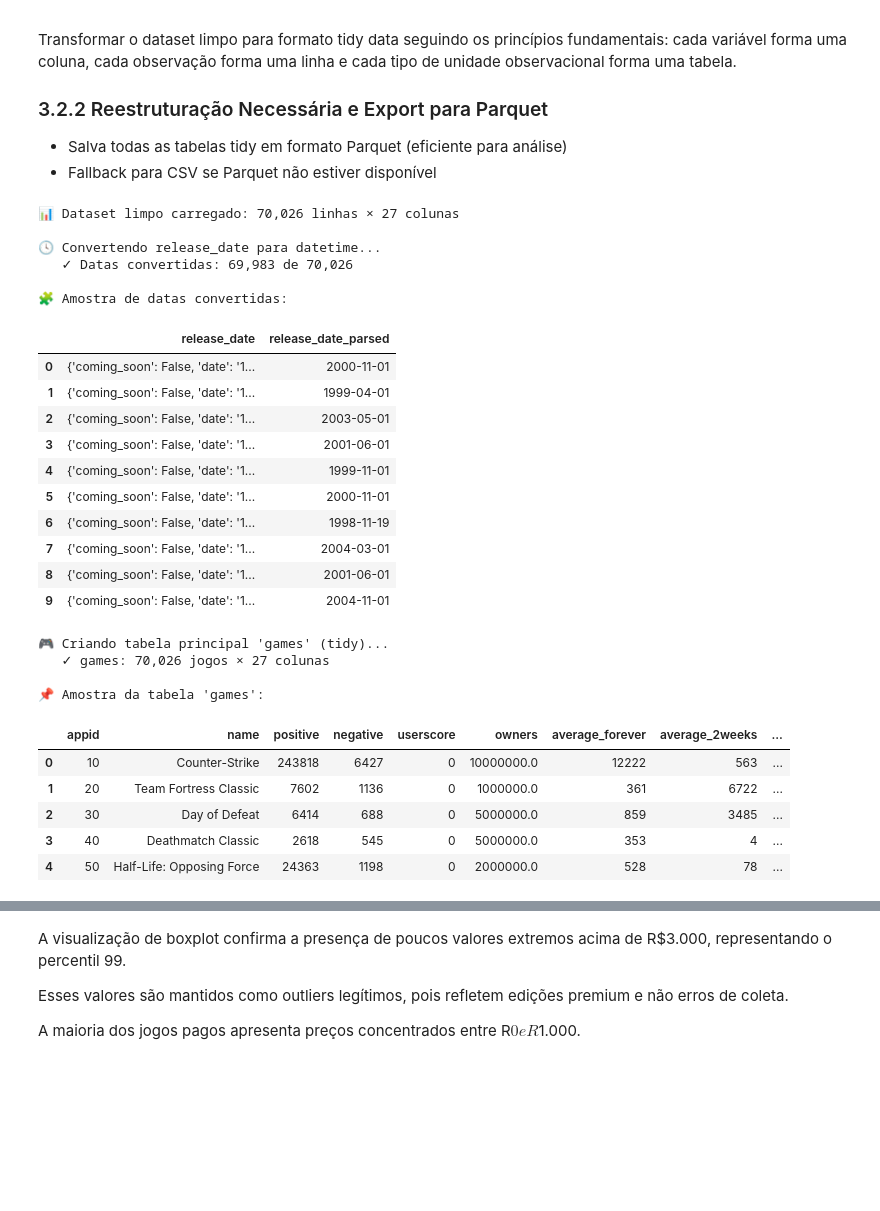
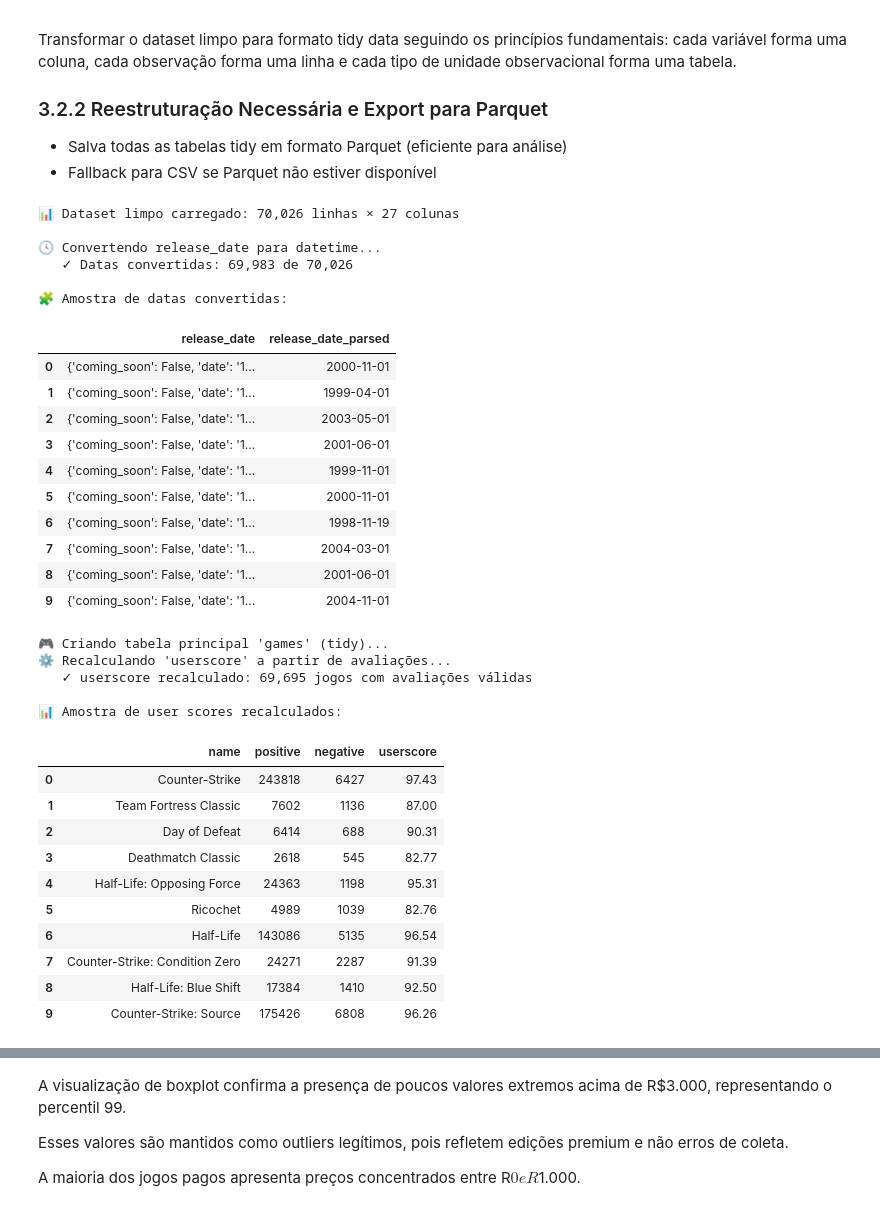
Before and after one commit to cracogabriel/data-science, a Jupyter notebook: main.ipynb, the cells around one changed output, grey strips where cells are left out. Saved outputs shown, nothing was run; the diff lists cells and outputs as text; code cells hidden in the pictures; blank space fills up the shorter version.

Commit message:
Refactor 'games' data processing: recalculate 'userscore', update output samples, and enhance SQL queries for better insights on developers' performance.

```diff
--- a/main.ipynb
+++ b/main.ipynb
@@ -586,8 +586,11 @@ import re
 import json
 import pandas as pd
 from dateutil import parser as dparser
+import os
 
+# ---------------------------------------------------------------------
 # 1️⃣ Carregar dataset limpo
+# ---------------------------------------------------------------------
 clean_path = "data/merged_data_clean_brl.csv"
 df = pd.read_csv(clean_path, low_memory=False)
 print(f"📊 Dataset limpo carregado: {len(df):,} linhas × {df.shape[1]} colunas\n")
@@ -595,14 +598,13 @@ print(f"📊 Dataset limpo carregado: {len(df):,} linhas × {df.shape[1]} coluna
 # ---------------------------------------------------------------------
 # 2️⃣ PARSE DA COLUNA release_date
 # ---------------------------------------------------------------------
-
 def parse_release_date(val):
-    """Extrai e converte uma data de strings variadas (incluindo JSON-like)."""
+    """Extrai e converte datas de strings variadas (incluindo JSON-like)."""
     if not isinstance(val, str) or not val.strip():
         return pd.NaT
     s = val.strip()
 
-    # JSON-like com 'date'
+    # JSON-like com campo 'date'
     if "date" in s and "{" in s:
         try:
             fixed = s.replace("'", '"')
@@ -612,7 +614,7 @@ def parse_release_date(val):
         except Exception:
             pass
 
-    # Tenta reconhecer formatos comuns
+    # Padrões comuns
     patterns = [
         r"(\d{1,2}\s+[A-Za-z]{3,9},?\s*\d{4})",
         r"([A-Za-z]{3,9}\s+\d{1,2},?\s*\d{4})",
@@ -638,14 +640,12 @@ df["release_date_parsed"] = df["release_date"].apply(parse_release_date)
 ok = df["release_date_parsed"].notna().sum()
 print(f"   ✓ Datas convertidas: {ok:,} de {len(df):,}\n")
 
-# 👉 Amostra das conversões
 print("🧩 Amostra de datas convertidas:")
 display(df[["release_date", "release_date_parsed"]].head(10))
 
 # ---------------------------------------------------------------------
 # 3️⃣ Helpers para normalização
 # ---------------------------------------------------------------------
-
 DELIMS = r"[;,|/]"  # delimitadores comuns
 
 def _clean_token(x: str) -> str:
@@ -661,14 +661,10 @@ def split_multi(val):
     if s.lower() in ("desconhecido", "none", "null", "", "nan"):
         return []
 
-    # lista de dicionários (ex: "[{'id': '1', 'description': 'action'}]")
+    # lista de dicionários
     if s.startswith("[{") and s.endswith("}]"):
         try:
-            fixed = (
-                s.replace("'", '"')
-                 .replace("False", "false")
-                 .replace("True", "true")
-            )
+            fixed = s.replace("'", '"').replace("False", "false").replace("True", "true")
             data = json.loads(fixed)
             if isinstance(data, list):
                 tokens = []
@@ -685,7 +681,7 @@ def split_multi(val):
         except Exception:
             pass
 
-    # dicionário simples (ex: "{'windows': True}")
+    # dicionário simples
     if s.startswith("{") and s.endswith("}"):
         try:
             fixed = s.replace("'", '"').replace("False", "false").replace("True", "true")
@@ -703,13 +699,13 @@ def split_multi(val):
 # ---------------------------------------------------------------------
 # 4️⃣ TABELA PRINCIPAL (tidy)
 # ---------------------------------------------------------------------
+print("🎮 Criando tabela principal 'games' (tidy)...")
 
-print("🎮 Criando tabela principal 'games' (tidy)...")
 scalar_cols_pref = [
-    "appid","name","positive","negative","userscore","owners",
+    "appid","name","positive","negative","owners",
     "average_forever","average_2weeks","median_forever","price",
     "initialprice","ccu","is_free","developers","publishers",
-    "price_overview","platforms","metacritic","categories","genres",
+    "price_overview","platforms","categories","genres",
     "release_date_parsed","price_final_json","price_initial_json",
     "price_final","price_initial","currency","price_brl"
 ]
@@ -722,21 +718,33 @@ if "appid" in games.columns:
     games = games.drop_duplicates(subset=["appid"], keep="first")
     games["appid"] = pd.to_numeric(games["appid"], errors="coerce").astype("Int64")
 
-# tipos numéricos
-for num_col in ["userscore", "metacritic", "price", "initialprice", "price_final", "price_brl", "ccu", "owners"]:
+# garantir tipos numéricos
+for num_col in ["positive", "negative", "price", "initialprice", "price_final", "price_brl", "ccu", "owners"]:
     if num_col in games.columns:
         games[num_col] = pd.to_numeric(games[num_col], errors="coerce")
 
+# ---------------------------------------------------------------------
+# 🧮 Corrigir user score
+# ---------------------------------------------------------------------
+print("⚙️ Recalculando 'userscore' a partir de avaliações...")
+mask = (games["positive"] + games["negative"]) > 0
+games.loc[mask, "userscore"] = games.loc[mask, "positive"] / (
+    games.loc[mask, "positive"] + games.loc[mask, "negative"]
+)
+games["userscore"] = (games["userscore"].clip(0, 1) * 100).round(2)  # 0–100 escala
+
+print(f"   ✓ userscore recalculado: {mask.sum():,} jogos com avaliações válidas\n")
+
+print("📊 Amostra de user scores recalculados:")
+display(games.loc[mask, ["name", "positive", "negative", "userscore"]].head(10))
+
 print(f"   ✓ games: {len(games):,} jogos × {games.shape[1]} colunas\n")
-
-# 👉 Amostra
 print("📌 Amostra da tabela 'games':")
 display(games.head(5))
 
 # ---------------------------------------------------------------------
 # 5️⃣ TABELAS NORMALIZADAS
 # ---------------------------------------------------------------------
-
 print("📋 Criando tabelas normalizadas (long format)...")
 
 multi_maps = {
@@ -763,7 +771,6 @@ for col, tbl_name in multi_maps.items():
     norm_tables[tbl_name] = tmp
     print(f"   ✓ {tbl_name}: {len(tmp):,} relações")
 
-# 👉 Amostras das tabelas normalizadas
 for tbl_name, tdf in norm_tables.items():
     print(f"\n📌 Amostra de '{tbl_name}':")
     display(tdf.head(5))
@@ -771,13 +778,11 @@ for tbl_name, tdf in norm_tables.items():
 # ---------------------------------------------------------------------
 # 6️⃣ EXPORTAR
 # ---------------------------------------------------------------------
+print("\n💾 Exportando tabelas em formato Parquet...")
+print("="*60)
 
-import os
 parquet_dir = "data/tidy"
 os.makedirs(parquet_dir, exist_ok=True)
-
-print("\n💾 Exportando tabelas em formato Parquet...")
-print("="*60)
 
 try:
     import pyarrow as pa
@@ -803,38 +808,44 @@ def save_table(df, name, description):
     print(f"✓ {description}")
     print(f"  → {path} ({size_mb:.2f} MB)")
 
 save_table(games, "games", f"Tabela principal 'games': {len(games):,} linhas")
 for tbl_name, tdf in norm_tables.items():
     save_table(tdf, tbl_name, f"Tabela '{tbl_name}': {len(tdf):,} linhas")
 
 print("\n" + "="*60)
 print("✅ EXPORT CONCLUÍDO COM SUCESSO!")
 print("="*60)
 # %% [output]
 📊 Dataset limpo carregado: 70,026 linhas × 27 colunas
 
 🕓 Convertendo release_date para datetime...
    ✓ Datas convertidas: 69,983 de 70,026
 
 🧩 Amostra de datas convertidas:
 |  | release_date | release_date_parsed |
 | 0 | {'coming_soon': False, 'date': '1... | 2000-11-01 |
 | 1 | {'coming_soon': False, 'date': '1... | 1999-04-01 |
 | 2 | {'coming_soon': False, 'date': '1... | 2003-05-01 |
 | 3 | {'coming_soon': False, 'date': '1... | 2001-06-01 |
 | 4 | {'coming_soon': False, 'date': '1... | 1999-11-01 |
 | 5 | {'coming_soon': False, 'date': '1... | 2000-11-01 |
 | 6 | {'coming_soon': False, 'date': '1... | 1998-11-19 |
 | 7 | {'coming_soon': False, 'date': '1... | 2004-03-01 |
 | 8 | {'coming_soon': False, 'date': '1... | 2001-06-01 |
 | 9 | {'coming_soon': False, 'date': '1... | 2004-11-01 |
 🎮 Criando tabela principal 'games' (tidy)...
-   ✓ games: 70,026 jogos × 27 colunas
+⚙️ Recalculando 'userscore' a partir de avaliações...
+   ✓ userscore recalculado: 69,695 jogos com avaliações válidas
 
-📌 Amostra da tabela 'games':
+📊 Amostra de user scores recalculados:
-|  | appid | name | positive | negative | userscore | owners | average_forever | average_2weeks | ... |
-| 0 | 10 | Counter-Strike | 243818 | 6427 | 0 | 10000000.0 | 12222 | 563 | ... |
-| 1 | 20 | Team Fortress Classic | 7602 | 1136 | 0 | 1000000.0 | 361 | 6722 | ... |
-| 2 | 30 | Day of Defeat | 6414 | 688 | 0 | 5000000.0 | 859 | 3485 | ... |
-| 3 | 40 | Deathmatch Classic | 2618 | 545 | 0 | 5000000.0 | 353 | 4 | ... |
-| 4 | 50 | Half-Life: Opposing Force | 24363 | 1198 | 0 | 2000000.0 | 528 | 78 | ... |
+|  | name | positive | negative | userscore |
+| 0 | Counter-Strike | 243818 | 6427 | 97.43 |
+| 1 | Team Fortress Classic | 7602 | 1136 | 87.00 |
+| 2 | Day of Defeat | 6414 | 688 | 90.31 |
+| 3 | Deathmatch Classic | 2618 | 545 | 82.77 |
+| 4 | Half-Life: Opposing Force | 24363 | 1198 | 95.31 |
+| 5 | Ricochet | 4989 | 1039 | 82.76 |
+| 6 | Half-Life | 143086 | 5135 | 96.54 |
+| 7 | Counter-Strike: Condition Zero | 24271 | 2287 | 91.39 |
+| 8 | Half-Life: Blue Shift | 17384 | 1410 | 92.50 |
+| 9 | Counter-Strike: Source | 175426 | 6808 | 96.26 |
```
Also changed, not shown: parts of 2 cells of this notebook.
